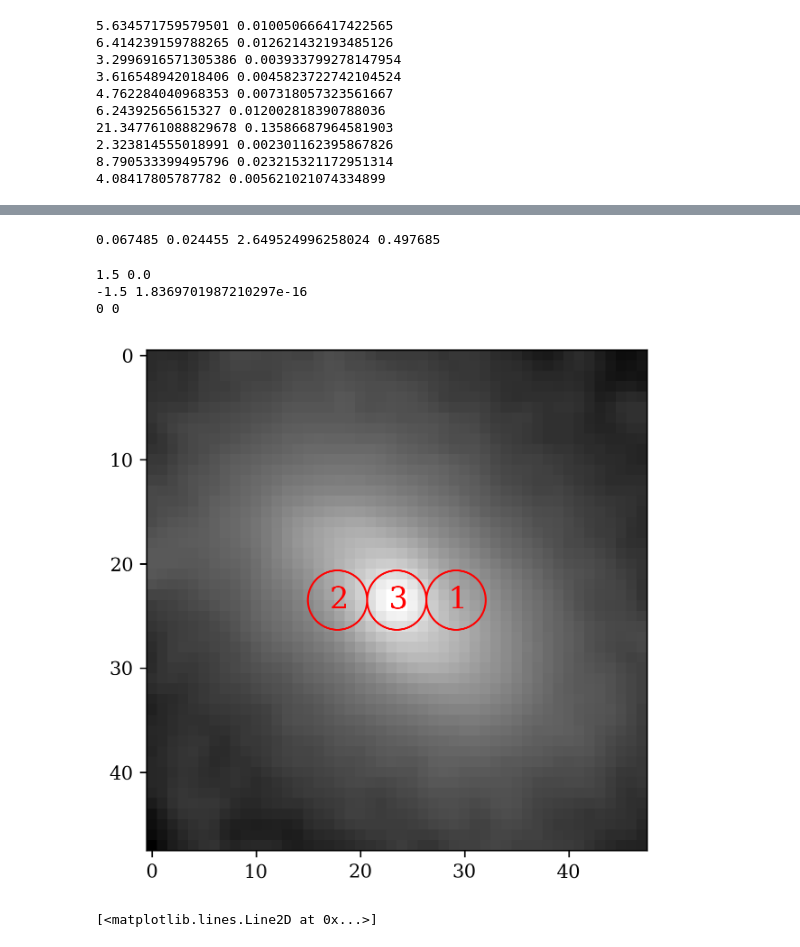
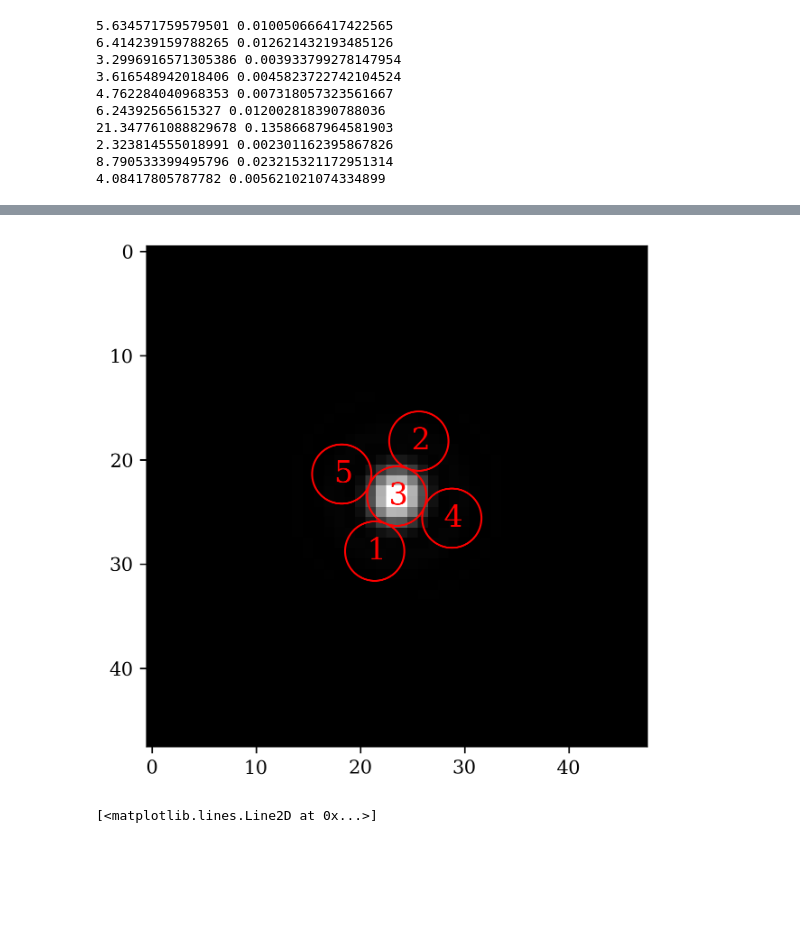
Before and after one commit to KinematicLensing/kl-nn, a Jupyter notebook: data_generate/notebooks/test_training_data.ipynb, the cells around one changed output, grey strips where cells are left out. Cells and saved outputs as stored; diff of their text form; code cells hidden in the pictures; blank space fills up the shorter version.

```diff
--- a/data_generate/notebooks/test_training_data.ipynb
+++ b/data_generate/notebooks/test_training_data.ipynb
@@ -118,3 +198,0 @@ Name: 0, dtype: float64
-# %%
-img = hdu[6].data
-spec = hdu[3].data
@@ -259,3 +330,3 @@ plt.savefig(join(fig_dir, 'blob_img.jpg'))
 # %%
-pixscale = hdu[4].header['PIXSCALE']
+pixscale = hdu[6].header['PIXSCALE']
 fiber_offset = 1.5
@@ -271,9 +333,5 @@ whr
 # %%
-ID = 0
+ID = 210552
 folder = ID // 4000 + 1
 hdu = fits.open(join(fits_dir, f'part_{folder}/gal_{ID}.fits'))
-g1, g2, theta_int, sini, v0, vcirc, rscale, hlr = samples.iloc[ID, 1:]
+offsets = [np.array([hdu[i].header['FIBERDX'], hdu[i].header['FIBERDY']]) for i in range(1, 6)]
-# %%
-print(g1, g2, theta_int, sini)
-# %% [output]
-0.067485 0.024455 2.649524996258024 0.497685
@@ -289,35 +338,22 @@ T = np.matmul(A, np.matmul(R, P))
-# %%
-# U, S, Vh = np.linalg.svd(T)
-offsets = [(fiber_offset*np.cos(0),         fiber_offset*np.sin(0)),
-           (fiber_offset*np.cos(np.pi),   fiber_offset*np.sin(np.pi)),
-           (0,0),]
-# offsets = np.matmul(offsets, U)
-# %%
-for (dx, dy) in offsets:
-    print(dx, dy)
-# %% [output]
-1.5 0.0
--1.5 1.8369701987210297e-16
-0 0
 # %%
 plt.rcParams.update({"text.usetex": False, "font.family": "serif", "figure.dpi": 300})
 ax = plt.figure().add_subplot()
-image_data = hdu[4].data
-ax.imshow(np.log10(image_data), cmap='gray')
+image_data = hdu[6].data
+ax.imshow(image_data, cmap='gray')
 
-for j in range(3):
+for j in range(5):
     x, y = offsets[j]
     x = x/pixscale + 23.5
     y = y/pixscale + 23.5
     offsetpos = (x,y)
     fiber = patches.Circle(offsetpos, 0.75/pixscale, color='red', fill=False)
     ax.add_patch(fiber)
     ax.text(x-0.75, y+0.75, f'{j+1}', fontsize=16, color='red')
 
-plt.savefig(join(fig_dir, 'tng_test/img_log.png'), dpi=300)
+plt.savefig(join(fig_dir, f'data/img_{ID}.png'), dpi=300)
 plt.show()
 # %% [output]
-[figure, old version]
+[figure, new version]
 # %%
 plt.plot(image_data[24])
 # %% [output]
```
Also changed, not shown: parts of 31 cells of this notebook, 5 other files.
